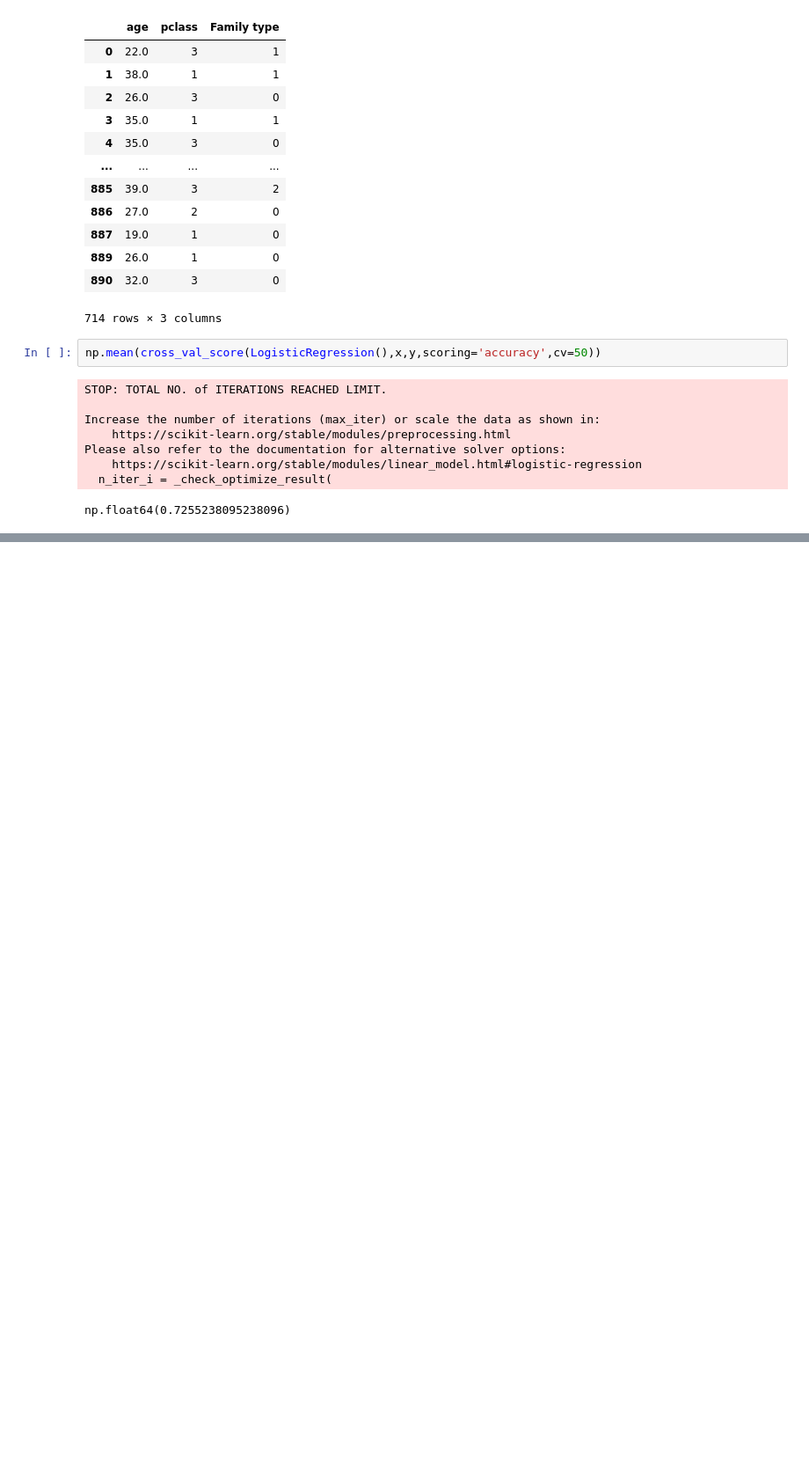
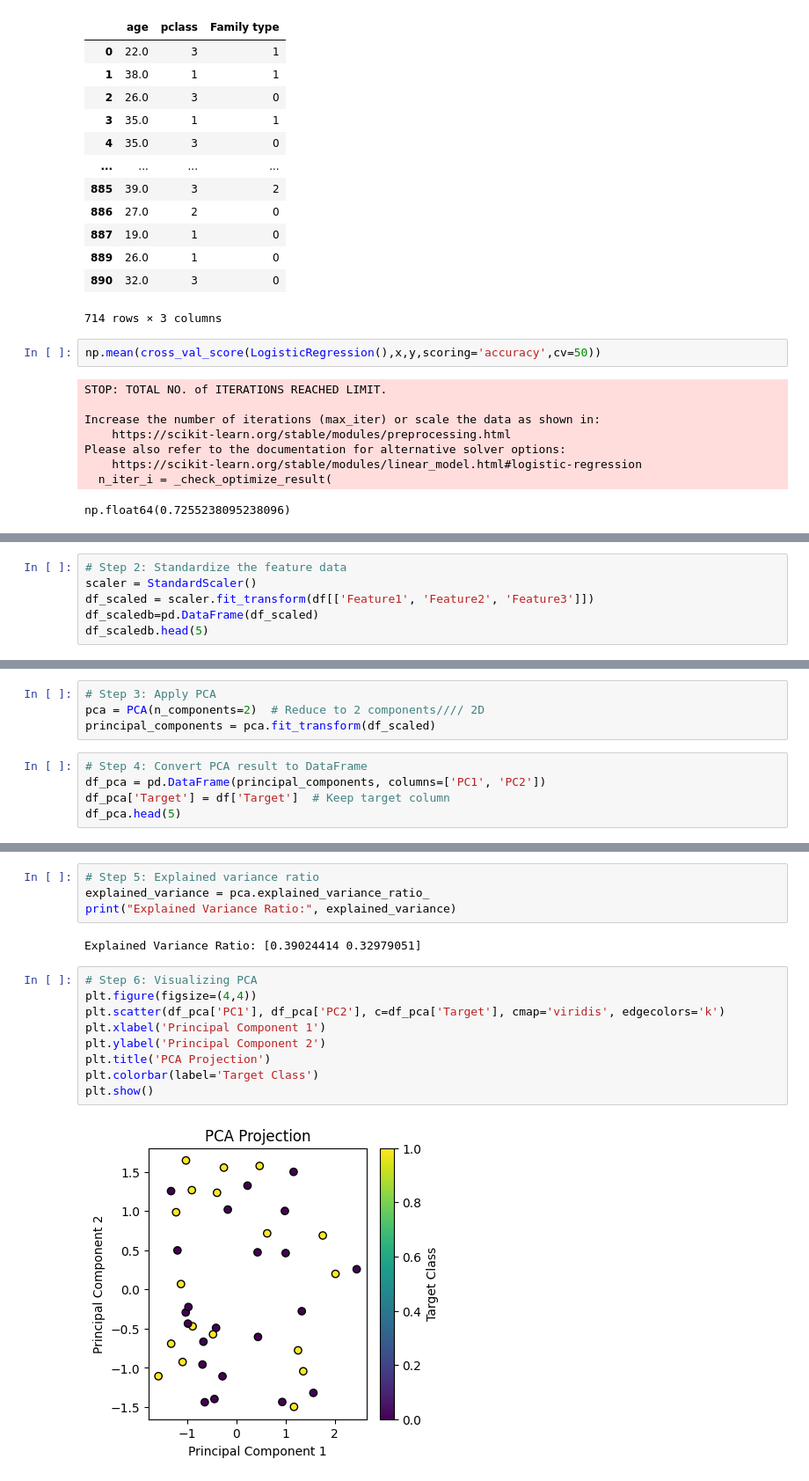
Before and after one commit to pragatii-sharmaa/Machine-Learning-Algorithms-code, a Jupyter notebook: ML(1_).ipynb, the cells around one changed output, grey strips where cells are left out. Shown at 88% size. Cells and saved outputs as stored; diff of their text form; blank space fills up the shorter version.

```diff
--- a/ML(1_).ipynb
+++ b/ML(1_).ipynb
@@ -1494,0 +1543,6 @@ np.float64(0.7255238095238096)
+# %%
+# Step 2: Standardize the feature data
+scaler = StandardScaler()
+df_scaled = scaler.fit_transform(df[['Feature1', 'Feature2', 'Feature3']])
+df_scaledb=pd.DataFrame(df_scaled)
+df_scaledb.head(5)
@@ -1494,0 +1556,9 @@ np.float64(0.7255238095238096)
+# %%
+# Step 3: Apply PCA
+pca = PCA(n_components=2)  # Reduce to 2 components//// 2D
+principal_components = pca.fit_transform(df_scaled)
+# %%
+# Step 4: Convert PCA result to DataFrame
+df_pca = pd.DataFrame(principal_components, columns=['PC1', 'PC2'])
+df_pca['Target'] = df['Target']  # Keep target column
+df_pca.head(5)
@@ -1494,0 +1572,17 @@ np.float64(0.7255238095238096)
+# %%
+# Step 5: Explained variance ratio
+explained_variance = pca.explained_variance_ratio_
+print("Explained Variance Ratio:", explained_variance)
+# %% [output]
+Explained Variance Ratio: [0.39024414 0.32979051]
+# %%
+# Step 6: Visualizing PCA
+plt.figure(figsize=(4,4))
+plt.scatter(df_pca['PC1'], df_pca['PC2'], c=df_pca['Target'], cmap='viridis', edgecolors='k')
+plt.xlabel('Principal Component 1')
+plt.ylabel('Principal Component 2')
+plt.title('PCA Projection')
+plt.colorbar(label='Target Class')
+plt.show()
+# %% [output]
+[figure, added]
```
Also changed, not shown: parts of 5 cells of this notebook.
